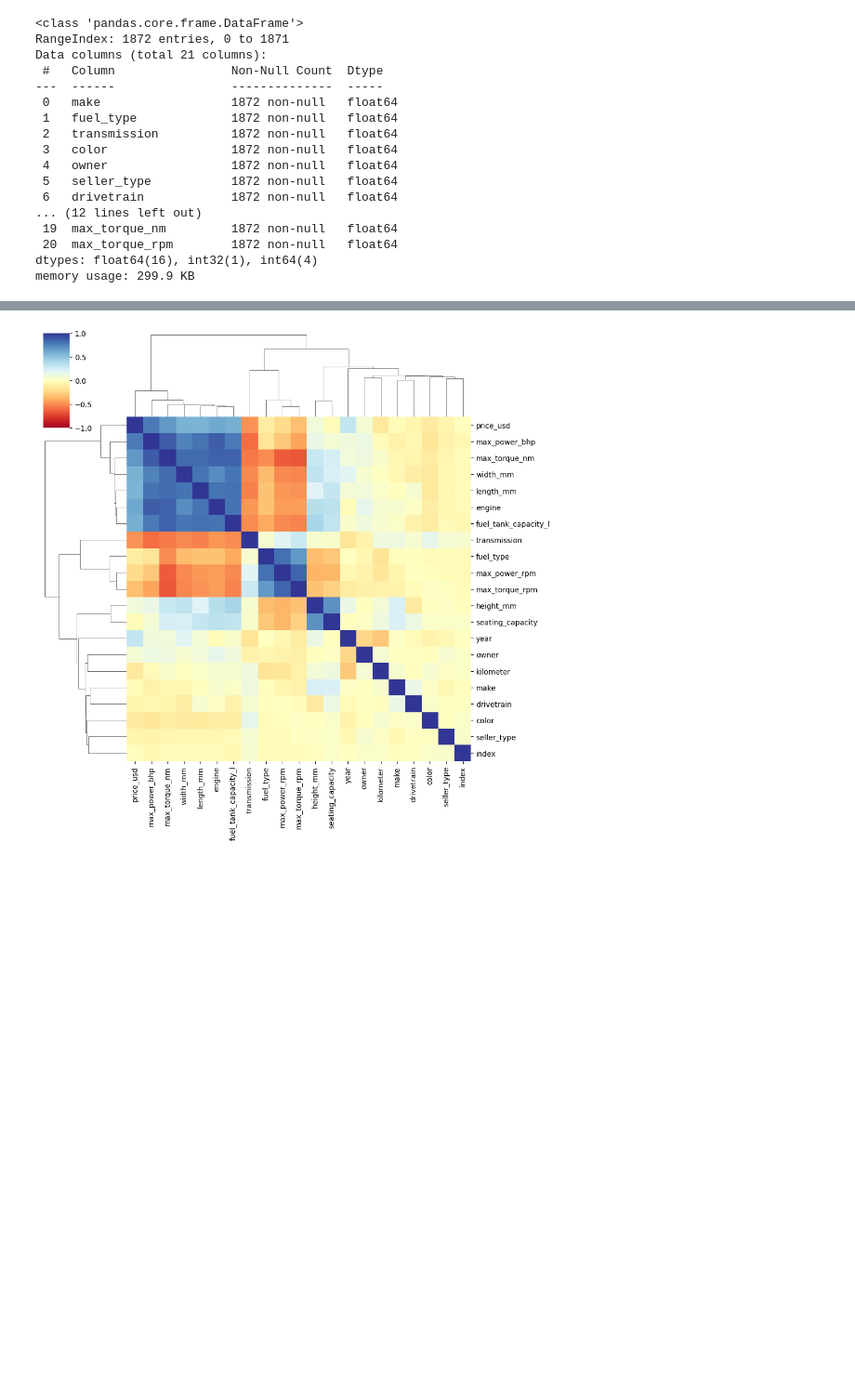
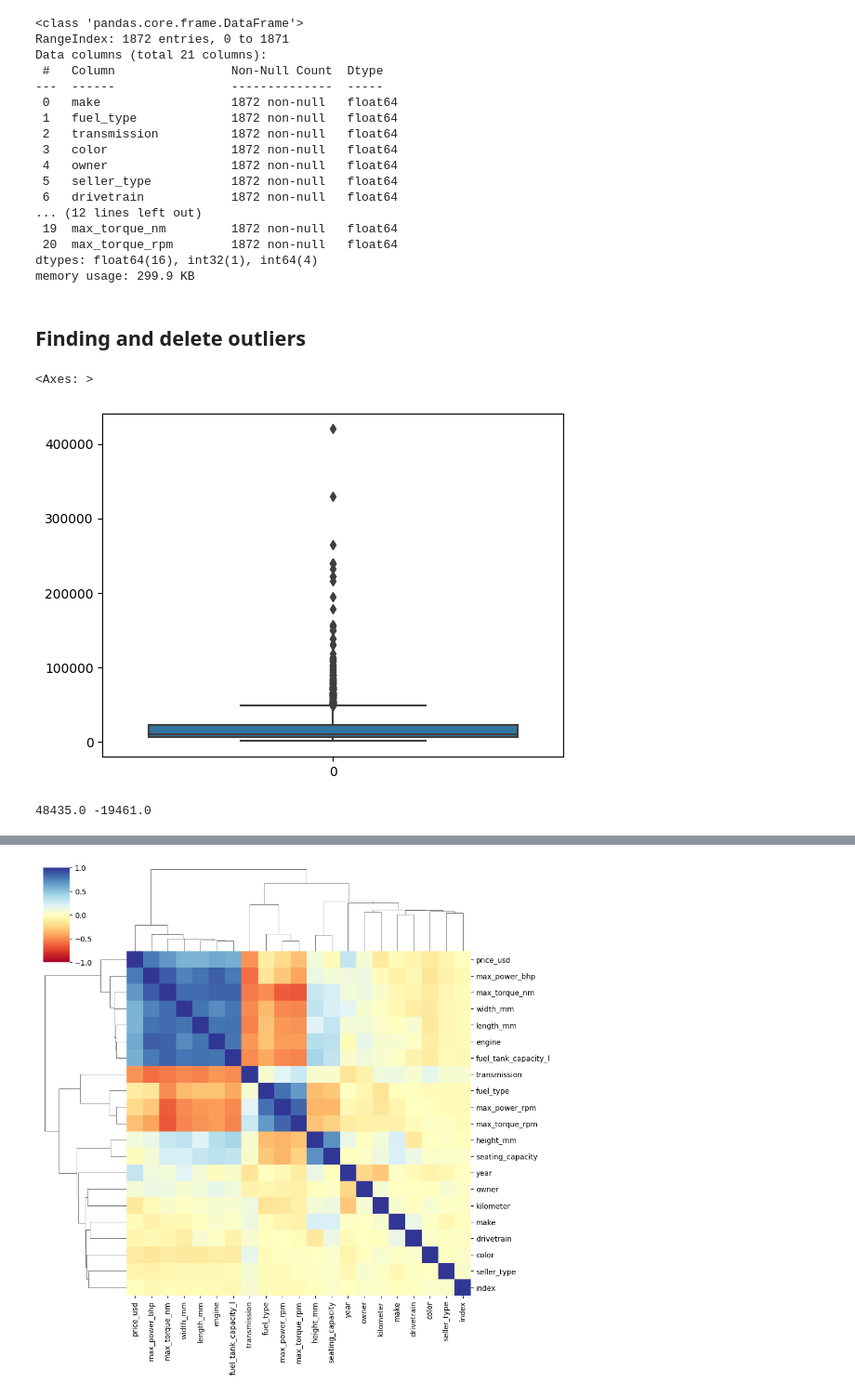
Before and after one commit to Querians/Lab-7, a Jupyter notebook: main.ipynb, the cells around one changed output, grey strips where cells are left out. Shown: that part at 93% size. Cells and saved outputs as stored; diff of their text form; code cells hidden in the pictures; blank space fills up the shorter version.

```diff
--- a/main.ipynb
+++ b/main.ipynb
@@ -153,0 +159,19 @@ memory usage: 299.9 KB
+# %% [markdown]
+## Finding and delete outliers
+# %%
+sns.boxplot(usedcar_df['price_usd'])
+# %% [output]
+<Axes: >
+[figure, added]
+# %%
+q1 = np.quantile(usedcar_df['price_usd'], 0.25)
+q3 = np.quantile(usedcar_df['price_usd'], 0.75)
+
+iqr = q3 - q1
+
+upb = q3 + (1.5 * iqr)
+lwb = q1 - (1.5 * iqr)
+
+print(upb, lwb)
+# %% [output]
+48435.0 -19461.0
```
Also changed, not shown: parts of 32 cells of this notebook.
